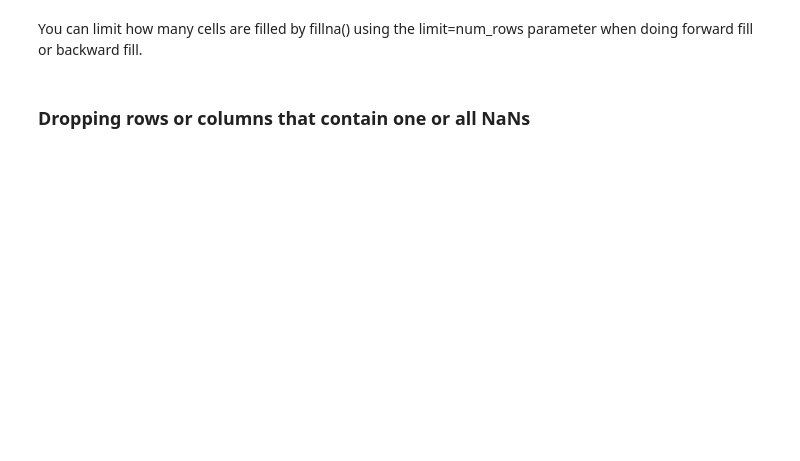
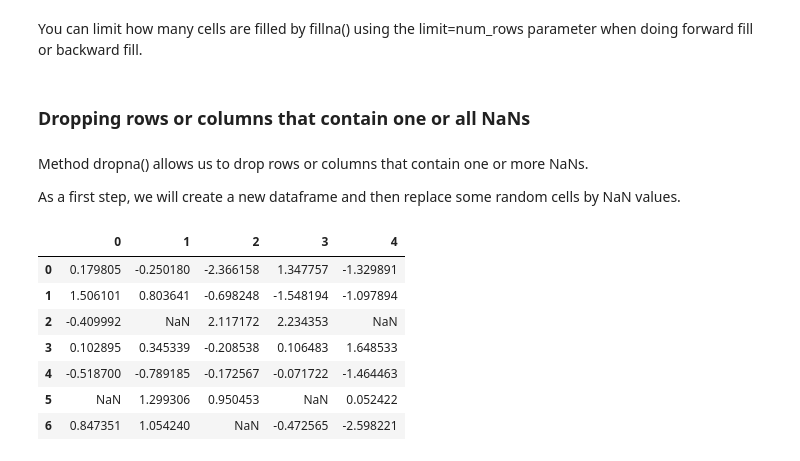
Before and after one commit to elsatch/datacamp-data-scientist-certification, a Jupyter notebook: DS101/Data_Management_with_Python/Assess_data_quality_and_perform_validation_tasks/Identify_calculate_and_replace_the_missing_values_using_Python.ipynb, the cells around one changed output. Saved outputs shown, nothing was run; the diff lists cells and outputs as text; code cells hidden in the pictures; blank space fills up the shorter version.

Commit message:
Missing and duplicate values handling

```diff
--- a/DS101/Data_Management_with_Python/Assess_data_quality_and_perform_validation_tasks/Identify_calculate_and_replace_the_missing_values_using_Python.ipynb
+++ b/DS101/Data_Management_with_Python/Assess_data_quality_and_perform_validation_tasks/Identify_calculate_and_replace_the_missing_values_using_Python.ipynb
@@ -252,3 +275,24 @@ temperatures_by_station
 You can limit how many cells are filled by fillna() using the limit=num_rows parameter when doing forward fill or backward fill.
 # %% [markdown]
 ### Dropping rows or columns that contain one or all NaNs
+# %% [markdown]
+Method dropna() allows us to drop rows or columns that contain one or more NaNs.
+
+As a first step, we will create a new dataframe and then replace some random cells by NaN values.
+# %%
+import numpy as np
+nan_df = pd.DataFrame(np.random.randn(7, 5))
+
+for col in nan_df.columns:
+    nan_df.loc[nan_df.sample(frac=0.15).index, col] = np.nan
+
+nan_df
+# %% [output]
+|  | 0 | 1 | 2 | 3 | 4 |
+| 0 | 0.179805 | -0.250180 | -2.366158 | 1.347757 | -1.329891 |
+| 1 | 1.506101 | 0.803641 | -0.698248 | -1.548194 | -1.097894 |
+| 2 | -0.409992 | NaN | 2.117172 | 2.234353 | NaN |
+| 3 | 0.102895 | 0.345339 | -0.208538 | 0.106483 | 1.648533 |
+| 4 | -0.518700 | -0.789185 | -0.172567 | -0.071722 | -1.464463 |
+| 5 | NaN | 1.299306 | 0.950453 | NaN | 0.052422 |
+| 6 | 0.847351 | 1.054240 | NaN | -0.472565 | -2.598221 |
```
Also changed, not shown: parts of 7 cells of this notebook, 1 other file.
